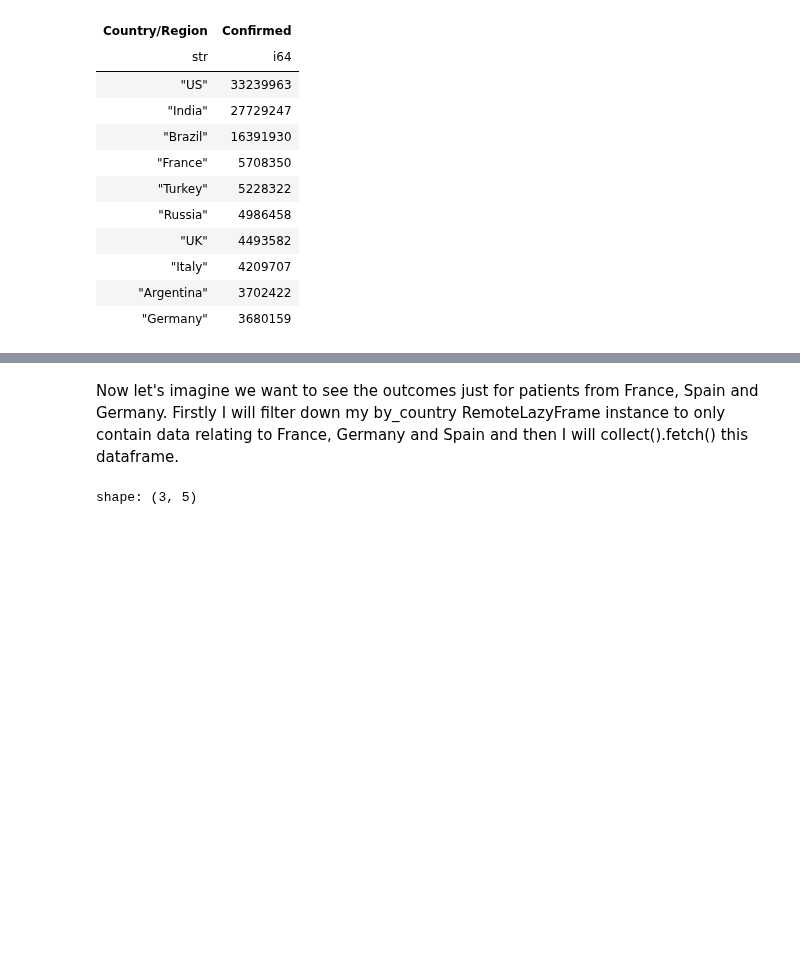
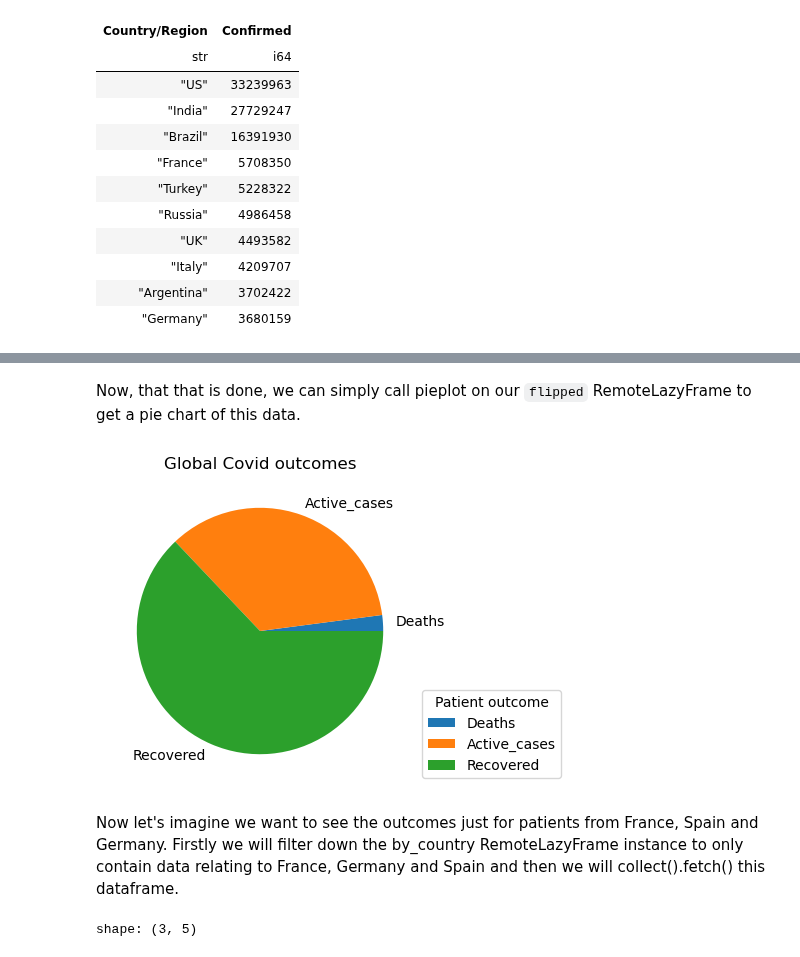
Before and after one commit to mithril-security/bastionlab, a Jupyter notebook: docs/docs/use-cases/covid_use_case.ipynb, the cells around one changed output, grey strips where cells are left out. Drawn from its saved outputs; the diff is of its cells as text; code cells hidden in the pictures; blank space fills up the shorter version.

```diff
--- a/docs/docs/use-cases/covid_use_case.ipynb
+++ b/docs/docs/use-cases/covid_use_case.ipynb
@@ -258,0 +302,4 @@ shape: (10, 2)
+# %%
+selects = ["Deaths", "Active_cases", "Recovered"]
+flipped = total.select(pl.col(x) for x in selects).melt()
+flipped.collect().fetch()
@@ -259,5 +313,11 @@ shape: (10, 2)
+# %% [markdown]
+Now, that that is done, we can simply call pieplot on our `flipped` RemoteLazyFrame to get a pie chart of this data.
+# %%
+flipped.pieplot(parts="value", labels="variable", title="Global Covid outcomes", key_title="Patient outcome", key_loc="lower right")
+# %% [output]
+[figure, added]
 # %% [markdown]
-Now let's imagine we want to see the outcomes just for patients from France, Spain and Germany. Firstly I will filter down my by_country RemoteLazyFrame instance to only contain data relating to France, Germany and Spain and then I will collect().fetch() this dataframe.
+Now let's imagine we want to see the outcomes just for patients from France, Spain and Germany. Firstly we will filter down the by_country RemoteLazyFrame instance to only contain data relating to France, Germany and Spain and then we will collect().fetch() this dataframe.
 # %%
 compare = by_country.filter(
     (pl.col("Country/Region") == "France")
```
Also changed, not shown: parts of 26 cells of this notebook, 2 other files.
